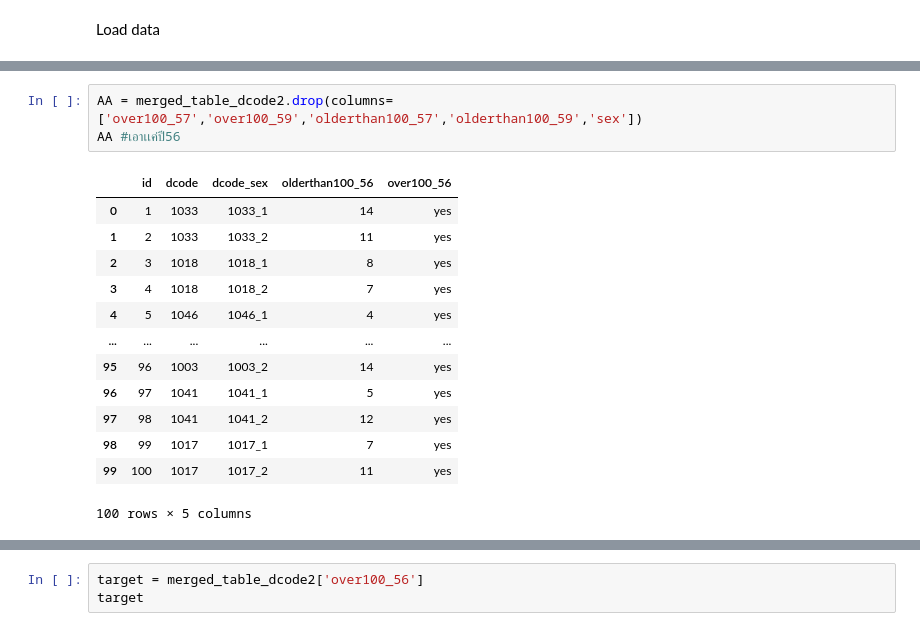
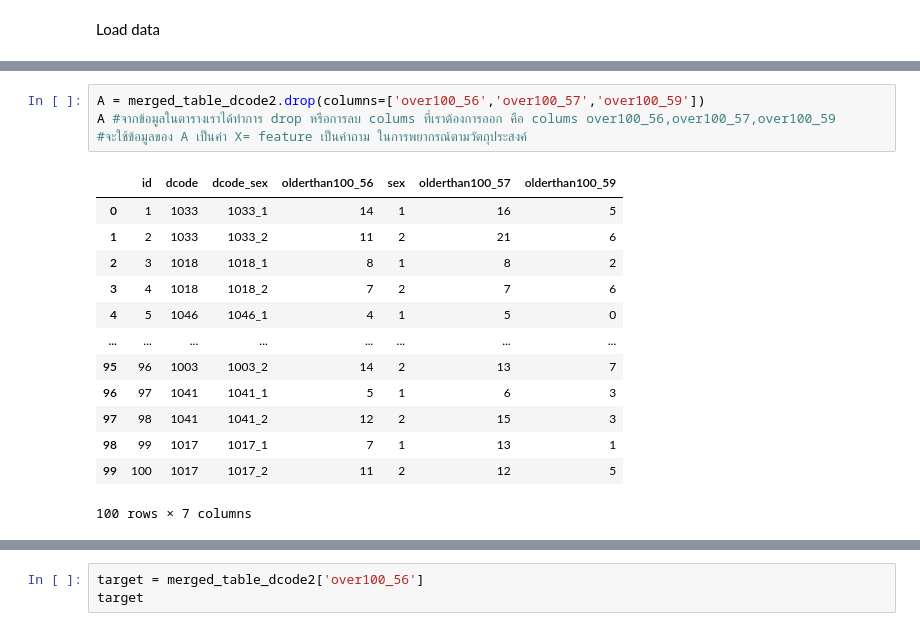
Before and after one commit to kittikhun62/DWDM21, a Jupyter notebook: FinalProject.ipynb, the cells around one changed output, grey strips where cells are left out. Saved outputs shown, nothing was run; the diff lists cells and outputs as text.

```diff
--- a/FinalProject.ipynb
+++ b/FinalProject.ipynb
@@ -289,17 +272,18 @@ A
-# %%
-AA = merged_table_dcode2.drop(columns=['over100_57','over100_59','olderthan100_57','olderthan100_59','sex'])
-AA #เอาเเค่ปี56
-# %% [output]
-|  | id | dcode | dcode_sex | olderthan100_56 | over100_56 |
-| 0 | 1 | 1033 | 1033_1 | 14 | yes |
-| 1 | 2 | 1033 | 1033_2 | 11 | yes |
-| 2 | 3 | 1018 | 1018_1 | 8 | yes |
-| 3 | 4 | 1018 | 1018_2 | 7 | yes |
-| 4 | 5 | 1046 | 1046_1 | 4 | yes |
-| ... | ... | ... | ... | ... | ... |
-| 95 | 96 | 1003 | 1003_2 | 14 | yes |
-| 96 | 97 | 1041 | 1041_1 | 5 | yes |
-| 97 | 98 | 1041 | 1041_2 | 12 | yes |
-| 98 | 99 | 1017 | 1017_1 | 7 | yes |
-| 99 | 100 | 1017 | 1017_2 | 11 | yes |
-100 rows × 5 columns
+# %%
+A = merged_table_dcode2.drop(columns=['over100_56','over100_57','over100_59'])
+A #จากข้อมูลในตารางเราได้ทำการ drop หรือการลบ colums ที่เราต้องการออก คือ colums over100_56,over100_57,over100_59
+#จะใช้ข้อมูลของ A เป็นค่า X= feature เป็นคำถาม ในการพยากรณ์ตามวัตถุประสงค์
+# %% [output]
+|  | id | dcode | dcode_sex | olderthan100_56 | sex | olderthan100_57 | olderthan100_59 |
+| 0 | 1 | 1033 | 1033_1 | 14 | 1 | 16 | 5 |
+| 1 | 2 | 1033 | 1033_2 | 11 | 2 | 21 | 6 |
+| 2 | 3 | 1018 | 1018_1 | 8 | 1 | 8 | 2 |
+| 3 | 4 | 1018 | 1018_2 | 7 | 2 | 7 | 6 |
+| 4 | 5 | 1046 | 1046_1 | 4 | 1 | 5 | 0 |
+| ... | ... | ... | ... | ... | ... | ... | ... |
+| 95 | 96 | 1003 | 1003_2 | 14 | 2 | 13 | 7 |
+| 96 | 97 | 1041 | 1041_1 | 5 | 1 | 6 | 3 |
+| 97 | 98 | 1041 | 1041_2 | 12 | 2 | 15 | 3 |
+| 98 | 99 | 1017 | 1017_1 | 7 | 1 | 13 | 1 |
+| 99 | 100 | 1017 | 1017_2 | 11 | 2 | 12 | 5 |
+100 rows × 7 columns
```
Also changed, not shown: parts of 32 cells of this notebook.
